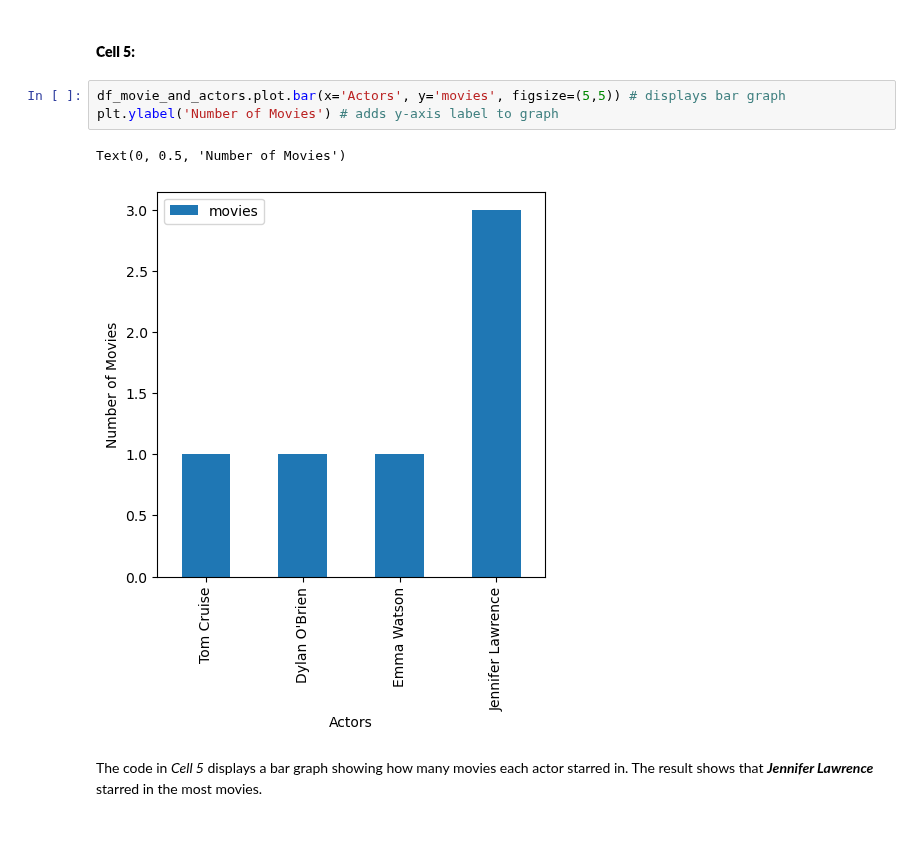
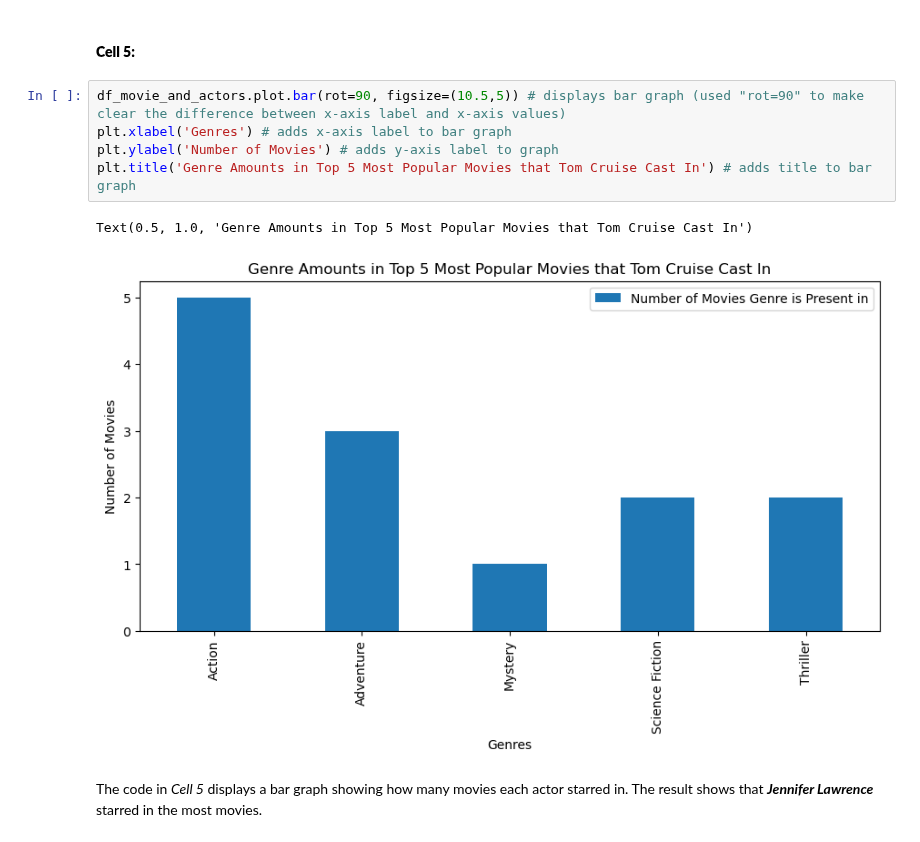
Before and after one commit to jwGitHub9860/Investigate_A_Dataset, a Jupyter notebook: Investigate_a_Dataset.ipynb, the cells around one changed output. Drawn from its saved outputs; the diff is of its cells as text.

Commit message:
refactor: Refactoring production code
Code code in code cell for "Cell 5" to change graph for first angle of exploration for second analysis question

```diff
--- a/Investigate_a_Dataset.ipynb
+++ b/Investigate_a_Dataset.ipynb
@@ -885,12 +885,14 @@ The code in _Cell 5_ finds the amount of movies that each genre type is present
 The **df_movie_and_actors** dataframe will be used to create the graph that will be used to answer the second analysis question for the **first** angle.
 # %% [markdown]
 #### **Cell 5:**
-# %%
-df_movie_and_actors.plot.bar(x='Actors', y='movies', figsize=(5,5)) # displays bar graph
-plt.ylabel('Number of Movies') # adds y-axis label to graph
-# %% [output]
-Text(0, 0.5, 'Number of Movies')
-[figure, removed]
+# %%
+df_movie_and_actors.plot.bar(rot=90, figsize=(10.5,5)) # displays bar graph (used "rot=90" to make clear the difference between x-axis label and x-axis values)
+plt.xlabel('Genres') # adds x-axis label to bar graph
+plt.ylabel('Number of Movies') # adds y-axis label to graph
+plt.title('Genre Amounts in Top 5 Most Popular Movies that Tom Cruise Cast In') # adds title to bar graph
+# %% [output]
+Text(0.5, 1.0, 'Genre Amounts in Top 5 Most Popular Movies that Tom Cruise Cast In')
+[figure, added]
 # %% [markdown]
 The code in _Cell 5_ displays a bar graph showing how many movies each actor starred in. The result shows that **_Jennifer Lawrence_** starred in the most movies.
 # %% [markdown]
```
